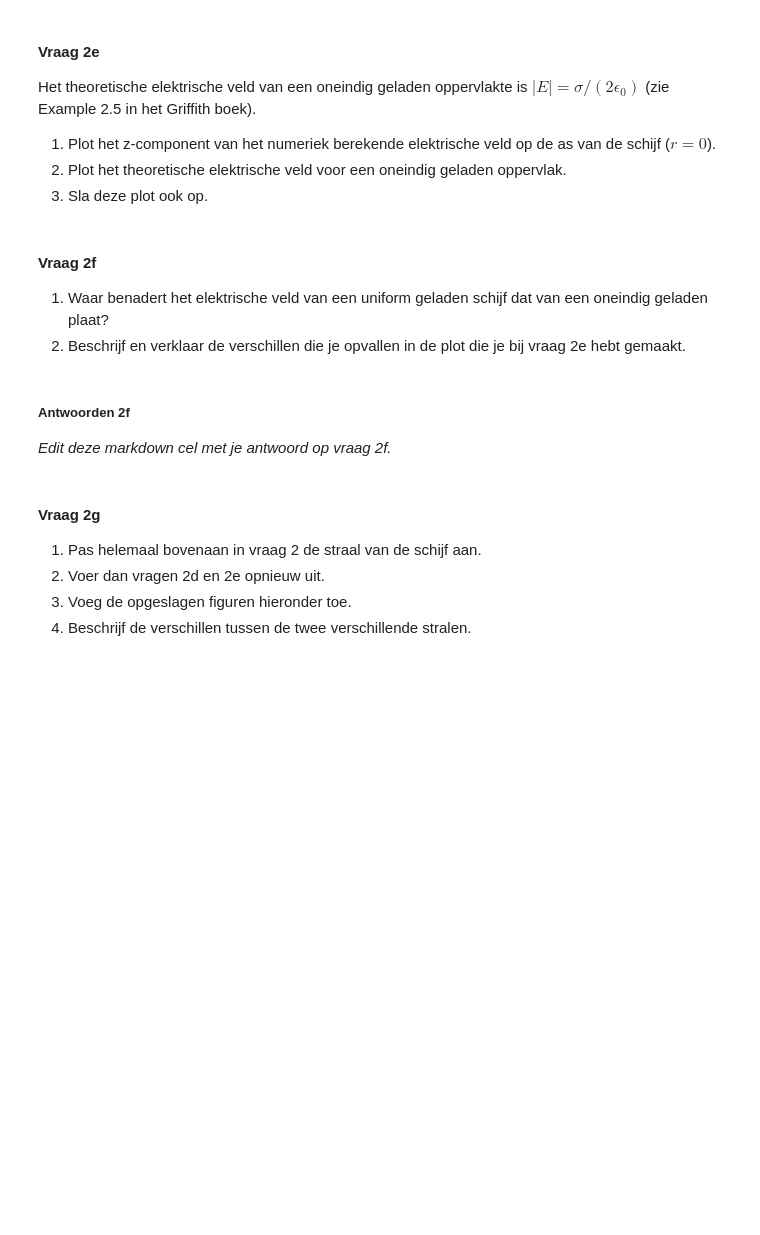
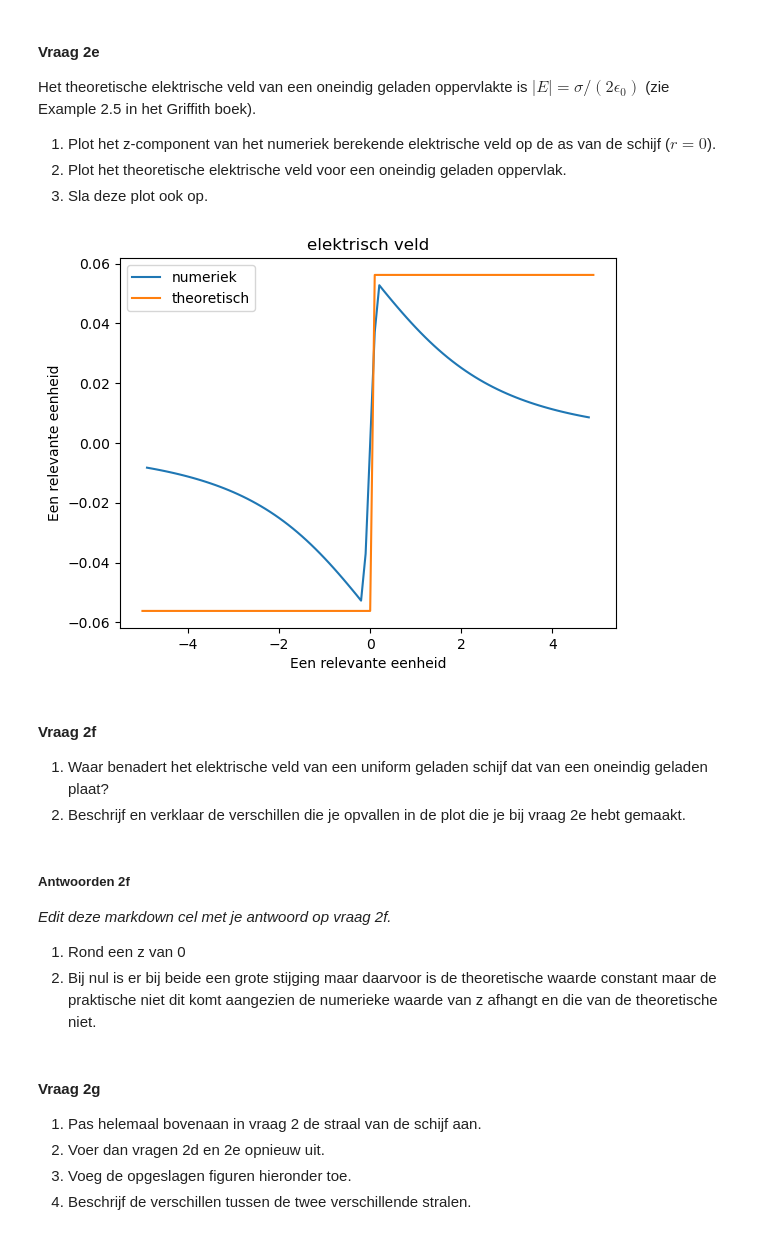
Before and after one commit to tdenooijer26/DEF-T-opdrachten, a Jupyter notebook: DigitaleOntwerpopdrachten/1CondensatorOpdracht/CondensatorOntwerpopdracht.ipynb, the cells around one changed output. Drawn from its saved outputs; the diff is of its cells as text; code cells hidden in the pictures; blank space fills up the shorter version.

```diff
--- a/DigitaleOntwerpopdrachten/1CondensatorOpdracht/CondensatorOntwerpopdracht.ipynb
+++ b/DigitaleOntwerpopdrachten/1CondensatorOpdracht/CondensatorOntwerpopdracht.ipynb
@@ -250,7 +276,22 @@ Het theoretische elektrische veld van een oneindig geladen oppervlakte is $|E| =
 # %%
 ###
 ###Hier jouw code###
+
+def electricfieldz(ladingsdichtheid,epsilon0):
+    return ladingsdichtheid/(2*epsilon0)
+Ez_theoretisch = electricfieldz(ladingsdichtheid,epsilon0)
+
+plt.figure()
+plt.title('elektrisch veld')
+plt.plot(z[1:-1],Ez[:,0], label='numeriek')
+plt.plot(z,Ez_theoretisch*np.ones_like(z)*np.sign(z), label='theoretisch')
+plt.legend()
+plt.xlabel("Een relevante eenheid")
+plt.ylabel("Een relevante eenheid")
+plt.savefig('vraag 2e')
 ###
+# %% [output]
+[figure, added]
 # %% [markdown]
 #### Vraag 2f
 1. Waar benadert het elektrische veld van een uniform geladen schijf dat van een oneindig geladen plaat?
@@ -259,6 +300,8 @@ Het theoretische elektrische veld van een oneindig geladen oppervlakte is $|E| =
 ##### Antwoorden 2f
 
 *Edit deze markdown cel met je antwoord op vraag 2f.*
+1. Rond een z van 0
+2. Bij nul is er bij beide een grote stijging maar daarvoor is de theoretische waarde constant maar de praktische niet dit komt aangezien de numerieke waarde van z afhangt en die van de theoretische niet.
 # %% [markdown]
 #### Vraag 2g
 
```
Also changed, not shown: parts of 10 cells of this notebook, 4 other files.
